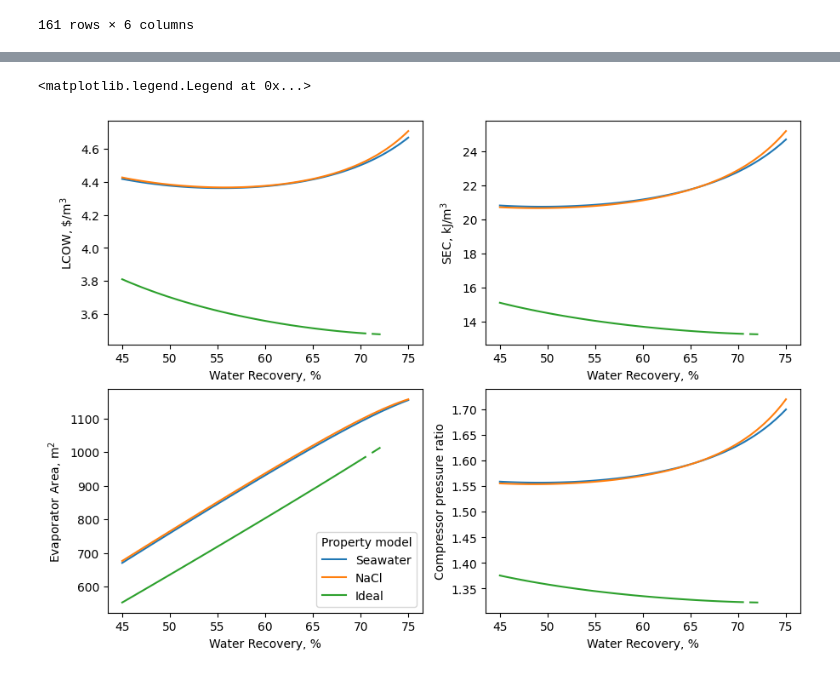
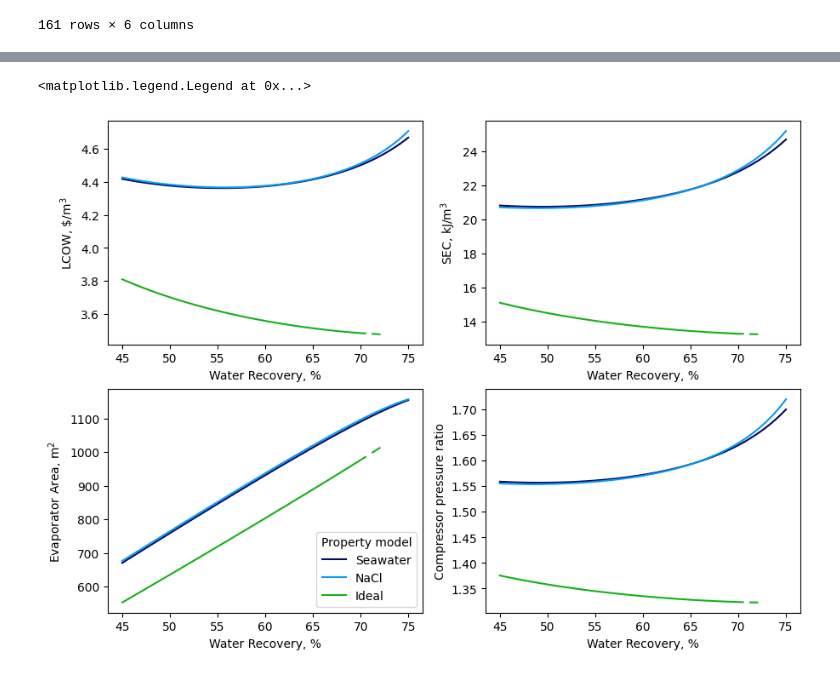
Before and after one commit to savannahsakhai/watertap, a Jupyter notebook: watertap/flowsheets/property_analysis/plotting.ipynb, the cells around one changed output, grey strips where cells are left out. Cells and saved outputs as stored; diff of their text form; code cells hidden in the pictures.

```diff
--- a/watertap/flowsheets/property_analysis/plotting.ipynb
+++ b/watertap/flowsheets/property_analysis/plotting.ipynb
@@ -30,6 +30,11 @@ data_MVC_seawater.dropna()
 | 160 | 0.75000 | 0.035 | 4.226065 | 19.98633 | 1144.0070 | 1.532756 |
 | 161 | 0.75000 | 0.070 | 4.668350 | 24.68090 | 1154.5940 | 1.699565 |
 161 rows × 6 columns
+# %%
+sea_color = "#030764"
+nacl_color = "#069AF3"
+simple_color = "#15B01A"
+reaktoro_color = "#C20078"
 # %%
 fig, axs = plt.subplots(ncols=2, nrows=2, figsize=(3.5*3, 2.5*3)) #figsize=(3.5, 2.5)
 
@@ -81,54 +86,54 @@ data_MVC_nacl_hi = data_MVC_nacl[(data_MVC_nacl["Inlet Salinity"] == 7.000000e-0
 data_MVC_simple_hi = data_MVC_simple[(data_MVC_simple["Inlet Salinity"] == 7.000000e-02) ]
 
 # axs[0,0].plot(data_MVC_seawater_low['# Water Recovery']*100, data_MVC_seawater_low['LCOW'])
-axs[0,0].plot(data_MVC_seawater_hi['# Water Recovery']*100, data_MVC_seawater_hi['LCOW'])
+axs[0,0].plot(data_MVC_seawater_hi['# Water Recovery']*100, data_MVC_seawater_hi['LCOW'], color=sea_color)
 
 # axs[0,0].plot(data_MVC_nacl_low['# Water Recovery']*100, data_MVC_nacl_low['LCOW'])
-axs[0,0].plot(data_MVC_nacl_hi['# Water Recovery']*100, data_MVC_nacl_hi['LCOW'])
+axs[0,0].plot(data_MVC_nacl_hi['# Water Recovery']*100, data_MVC_nacl_hi['LCOW'], color=nacl_color)
 
 # axs[0,0].plot(data_MVC_simple_low['# Water Recovery']*100, data_MVC_simple_low['LCOW'])
-axs[0,0].plot(data_MVC_simple_hi['# Water Recovery']*100, data_MVC_simple_hi['LCOW'])
+axs[0,0].plot(data_MVC_simple_hi['# Water Recovery']*100, data_MVC_simple_hi['LCOW'], color=simple_color)
 
 axs[0,0].set_xlabel("Water Recovery, %")
 axs[0,0].set_ylabel("LCOW, $\$$/m$^3$")
 
 # axs[0,1].plot(data_MVC_seawater_low['# Water Recovery']*100, data_MVC_seawater_low['SEC'])
-axs[0,1].plot(data_MVC_seawater_hi['# Water Recovery']*100, data_MVC_seawater_hi['SEC'])
+axs[0,1].plot(data_MVC_seawater_hi['# Water Recovery']*100, data_MVC_seawater_hi['SEC'], color=sea_color)
 
 # axs[0,1].plot(data_MVC_nacl_low['# Water Recovery']*100, data_MVC_nacl_low['SEC'])
-axs[0,1].plot(data_MVC_nacl_hi['# Water Recovery']*100, data_MVC_nacl_hi['SEC'])
+axs[0,1].plot(data_MVC_nacl_hi['# Water Recovery']*100, data_MVC_nacl_hi['SEC'], color=nacl_color)
 
 # axs[0,1].plot(data_MVC_simple_low['# Water Recovery']*100, data_MVC_simple_low['SEC'])
-axs[0,1].plot(data_MVC_simple_hi['# Water Recovery']*100, data_MVC_simple_hi['SEC'])
+axs[0,1].plot(data_MVC_simple_hi['# Water Recovery']*100, data_MVC_simple_hi['SEC'], color=simple_color)
 
 axs[0,1].set_xlabel("Water Recovery, %")
 axs[0,1].set_ylabel("SEC, kJ/m$^{3}$")
 
 # axs[1,0].plot(data_MVC_seawater_low['# Water Recovery']*100, data_MVC_seawater_low['Evaporator area'])
-axs[1,0].plot(data_MVC_seawater_hi['# Water Recovery']*100, data_MVC_seawater_hi['Evaporator area'])
+axs[1,0].plot(data_MVC_seawater_hi['# Water Recovery']*100, data_MVC_seawater_hi['Evaporator area'], color=sea_color)
 
 # axs[1,0].plot(data_MVC_nacl_low['# Water Recovery']*100, data_MVC_nacl_low['Evaporator area'])
-axs[1,0].plot(data_MVC_nacl_hi['# Water Recovery']*100, data_MVC_nacl_hi['Evaporator area'])
+axs[1,0].plot(data_MVC_nacl_hi['# Water Recovery']*100, data_MVC_nacl_hi['Evaporator area'], color=nacl_color)
 
 # axs[1,0].plot(data_MVC_simple_low['# Water Recovery']*100, data_MVC_simple_low['Evaporator area'])
-axs[1,0].plot(data_MVC_simple_hi['# Water Recovery']*100, data_MVC_simple_hi['Evaporator area'])
+axs[1,0].plot(data_MVC_simple_hi['# Water Recovery']*100, data_MVC_simple_hi['Evaporator area'], color=simple_color)
 
 axs[1,0].set_xlabel("Water Recovery, %")
 axs[1,0].set_ylabel("Evaporator Area, m$^{2}$")
 
 # axs[1,1].plot(data_MVC_seawater_low['# Water Recovery']*100, data_MVC_seawater_low['Compressor pressure ratio'])
-axs[1,1].plot(data_MVC_seawater_hi['# Water Recovery']*100, data_MVC_seawater_hi['Compressor pressure ratio'])
+axs[1,1].plot(data_MVC_seawater_hi['# Water Recovery']*100, data_MVC_seawater_hi['Compressor pressure ratio'], color=sea_color)
 
 # axs[1,1].plot(data_MVC_nacl_low['# Water Recovery']*100, data_MVC_nacl_low['Compressor pressure ratio'])
-axs[1,1].plot(data_MVC_nacl_hi['# Water Recovery']*100, data_MVC_nacl_hi['Compressor pressure ratio'])
+axs[1,1].plot(data_MVC_nacl_hi['# Water Recovery']*100, data_MVC_nacl_hi['Compressor pressure ratio'], color=nacl_color)
 
 # axs[1,1].plot(data_MVC_simple_low['# Water Recovery']*100, data_MVC_simple_low['Compressor pressure ratio'])
-axs[1,1].plot(data_MVC_simple_hi['# Water Recovery']*100, data_MVC_simple_hi['Compressor pressure ratio'])
+axs[1,1].plot(data_MVC_simple_hi['# Water Recovery']*100, data_MVC_simple_hi['Compressor pressure ratio'], color=simple_color)
 
 axs[1,1].set_xlabel("Water Recovery, %")
 axs[1,1].set_ylabel("Compressor pressure ratio")
 
 axs[1,0].legend(["Seawater","NaCl","Ideal"],title="Property model", loc="lower right")
 # %% [output]
 <matplotlib.legend.Legend at 0x...>
-[figure, old version]
+[figure, new version]
```
Also changed, not shown: parts of 1 cell of this notebook.
